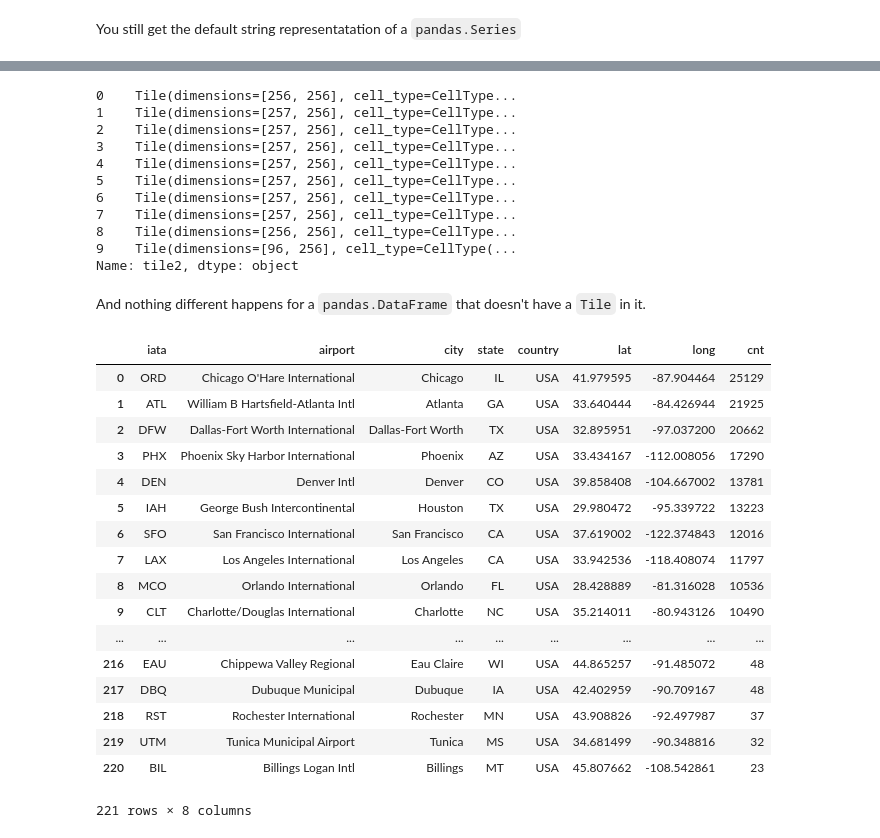
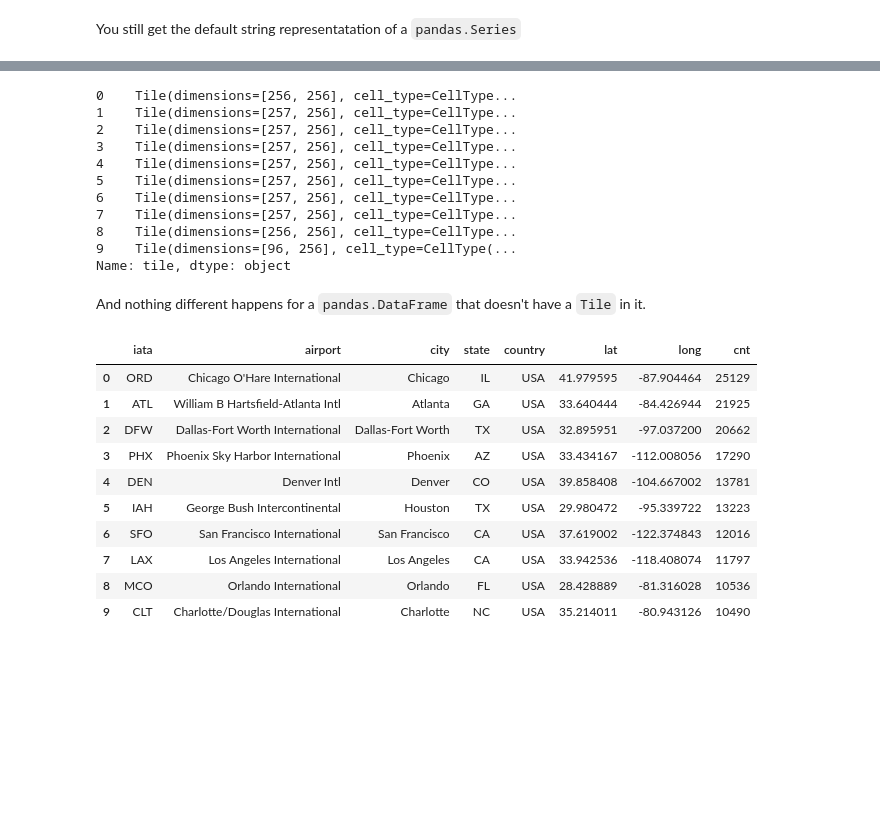
Before and after one commit to locationtech/rasterframes, a Jupyter notebook: rf-notebook/src/main/notebooks/pretty_rendering_rf_types.tile.ipynb, the cells around one changed output, grey strips where cells are left out. Drawn from its saved outputs; the diff is of its cells as text; code cells hidden in the pictures; blank space fills up the shorter version.

```diff
--- a/rf-notebook/src/main/notebooks/pretty_rendering_rf_types.tile.ipynb
+++ b/rf-notebook/src/main/notebooks/pretty_rendering_rf_types.tile.ipynb
@@ -90,6 +112,6 @@ ext          (15404221.199115321, -2342509.0947641465, 1552...
 Name: 8, dtype: object
 # %%
-pandas_df.tile2
+pandas_df.tile
 # %% [output]
 0    Tile(dimensions=[256, 256], cell_type=CellType...
 1    Tile(dimensions=[257, 256], cell_type=CellType...
@@ -101,28 +123,21 @@ pandas_df.tile2
 7    Tile(dimensions=[257, 256], cell_type=CellType...
 8    Tile(dimensions=[256, 256], cell_type=CellType...
 9    Tile(dimensions=[96, 256], cell_type=CellType(...
-Name: tile2, dtype: object
+Name: tile, dtype: object
 # %% [markdown]
 And nothing different happens for a `pandas.DataFrame` that doesn't have a `Tile` in it.
 # %%
 import pandas
-pandas.read_csv('https://raw.githubusercontent.com/plotly/datasets/master/2011_february_us_airport_traffic.csv')
+pandas.read_csv('https://raw.githubusercontent.com/plotly/datasets/master/2011_february_us_airport_traffic.csv').head(10)
 # %% [output]
 |  | iata | airport | city | state | country | lat | long | cnt |
 | 0 | ORD | Chicago O'Hare International | Chicago | IL | USA | 41.979595 | -87.904464 | 25129 |
 | 1 | ATL | William B Hartsfield-Atlanta Intl | Atlanta | GA | USA | 33.640444 | -84.426944 | 21925 |
 | 2 | DFW | Dallas-Fort Worth International | Dallas-Fort Worth | TX | USA | 32.895951 | -97.037200 | 20662 |
 | 3 | PHX | Phoenix Sky Harbor International | Phoenix | AZ | USA | 33.434167 | -112.008056 | 17290 |
 | 4 | DEN | Denver Intl | Denver | CO | USA | 39.858408 | -104.667002 | 13781 |
 | 5 | IAH | George Bush Intercontinental | Houston | TX | USA | 29.980472 | -95.339722 | 13223 |
 | 6 | SFO | San Francisco International | San Francisco | CA | USA | 37.619002 | -122.374843 | 12016 |
 | 7 | LAX | Los Angeles International | Los Angeles | CA | USA | 33.942536 | -118.408074 | 11797 |
 | 8 | MCO | Orlando International | Orlando | FL | USA | 28.428889 | -81.316028 | 10536 |
 | 9 | CLT | Charlotte/Douglas International | Charlotte | NC | USA | 35.214011 | -80.943126 | 10490 |
-| ... | ... | ... | ... | ... | ... | ... | ... | ... |
-| 216 | EAU | Chippewa Valley Regional | Eau Claire | WI | USA | 44.865257 | -91.485072 | 48 |
-| 217 | DBQ | Dubuque Municipal | Dubuque | IA | USA | 42.402959 | -90.709167 | 48 |
-| 218 | RST | Rochester International | Rochester | MN | USA | 43.908826 | -92.497987 | 37 |
-| 219 | UTM | Tunica Municipal Airport | Tunica | MS | USA | 34.681499 | -90.348816 | 32 |
-| 220 | BIL | Billings Logan Intl | Billings | MT | USA | 45.807662 | -108.542861 | 23 |
-221 rows × 8 columns
```
Also changed, not shown: parts of 10 cells of this notebook, 3 other files.
